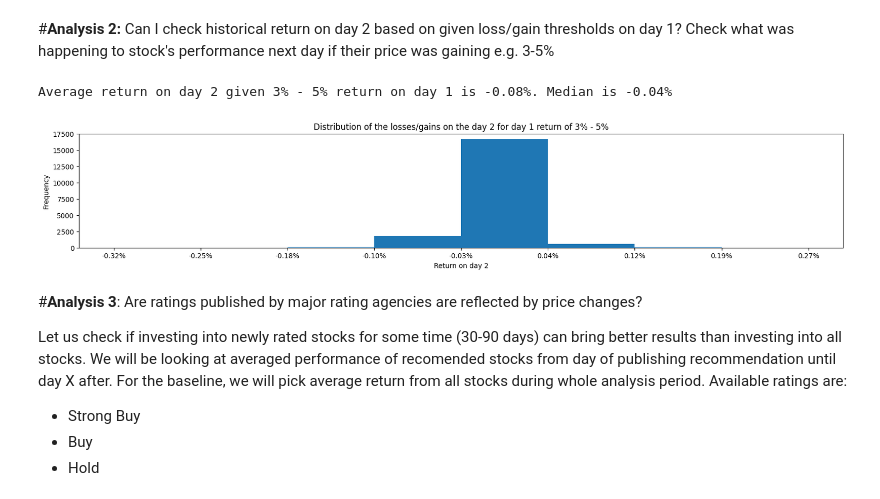
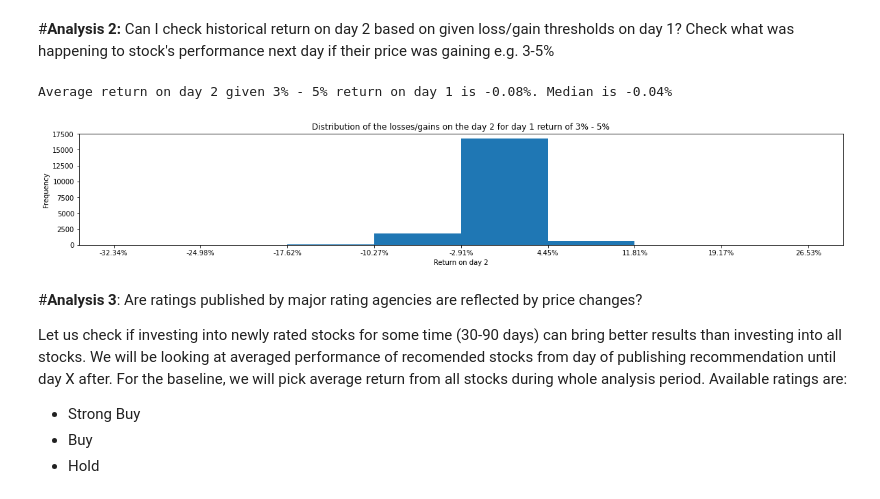
Before and after one commit to maggawron/S_P500, a Jupyter notebook: S&P_500_Analytics.ipynb, the cells around one changed output. Drawn from its saved outputs; the diff is of its cells as text; code cells hidden in the pictures.

```diff
--- a/S&P_500_Analytics.ipynb
+++ b/S&P_500_Analytics.ipynb
@@ -315,27 +317,27 @@ stacked_gains = stacked_gains.loc[stacked_gains['date'] != last_date]
 # %%
 #@title Define the return thresholds & draw plot chart
 min_return =  0.03#@param
 max_return =  0.05#@param
 
 new_df = stacked_gains.loc[(stacked_gains['gain'] > min_return) & (stacked_gains['gain'] < max_return)]
 average = new_df["gain tmr"].mean(axis=0)
 median = new_df["gain tmr"].median(axis=0)
 print(f"Average return on day 2 given {min_return:.0%} - {max_return:.0%} return on day 1 is {average:.2%}.", end=" ")
 print(f"Median is {median:.2%}")
 fig = plt.figure(figsize=(20,3))
 ax = plt.subplot()
-n, bins, patches = ax.hist(new_df["gain tmr"], bins=8)
+n, bins, patches = ax.hist(new_df["gain tmr"]*100, bins=8)
 locs, labels = plt.xticks(bins, bins)
 ax.set_ylabel('Frequency')
 fmt = '%.2f%%' # Format you want the ticks, e.g. '40%'
 xticks = tcr.FormatStrFormatter(fmt)
 ax.xaxis.set_major_formatter(xticks)
 ax.set_xlabel('Return on day 2')
 plt.title(f"Distribution of the losses/gains on the day 2 for day 1 return of {min_return:.0%} - {max_return:.0%}")
 plt.show()
 # %% [output]
 Average return on day 2 given 3% - 5% return on day 1 is -0.08%. Median is -0.04%
-[figure, old version]
+[figure, new version]
 # %% [markdown]
 #**Analysis 3**: Are ratings published by major rating agencies are reflected by price changes?
 
```
Also changed, not shown: parts of 10 cells of this notebook.
